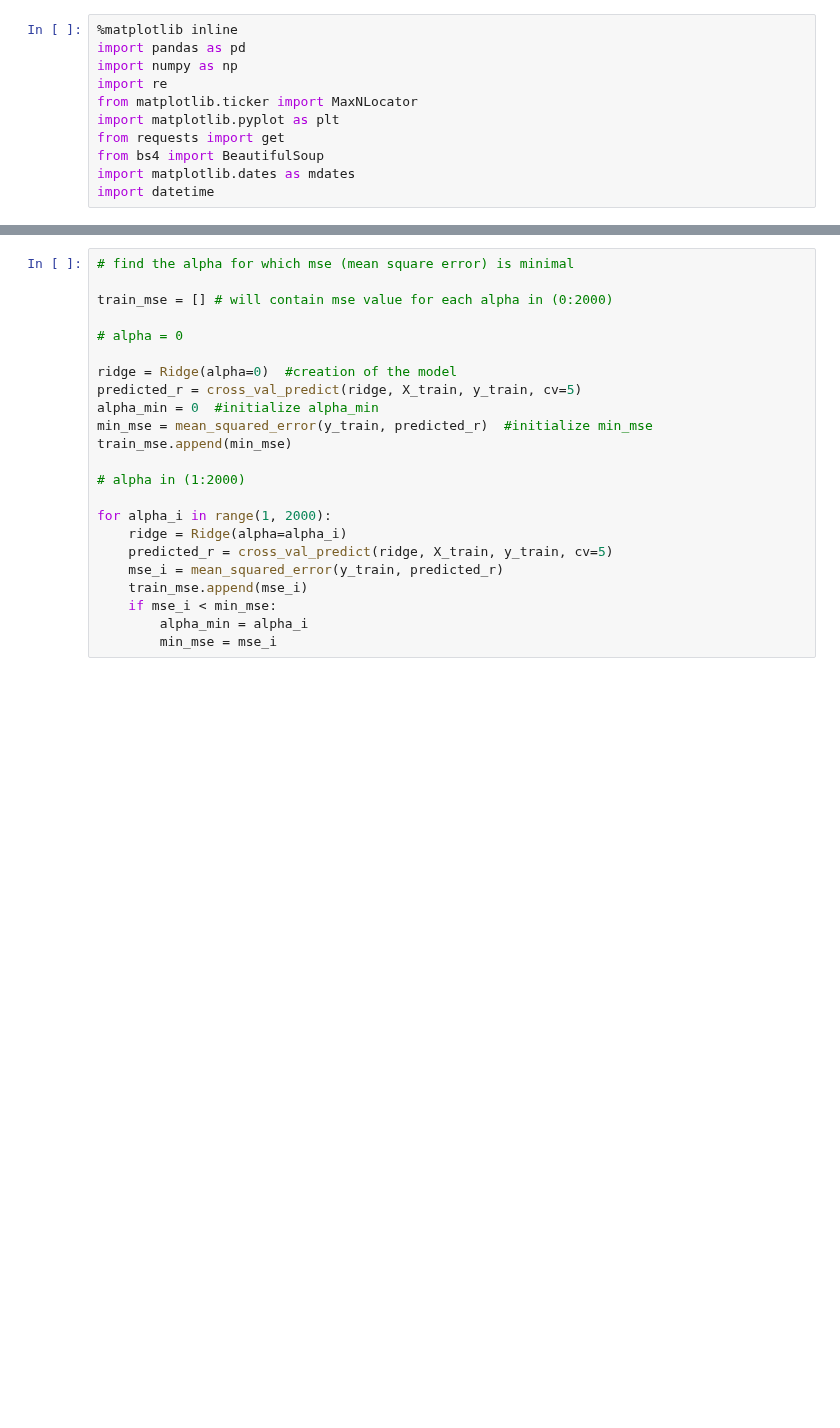
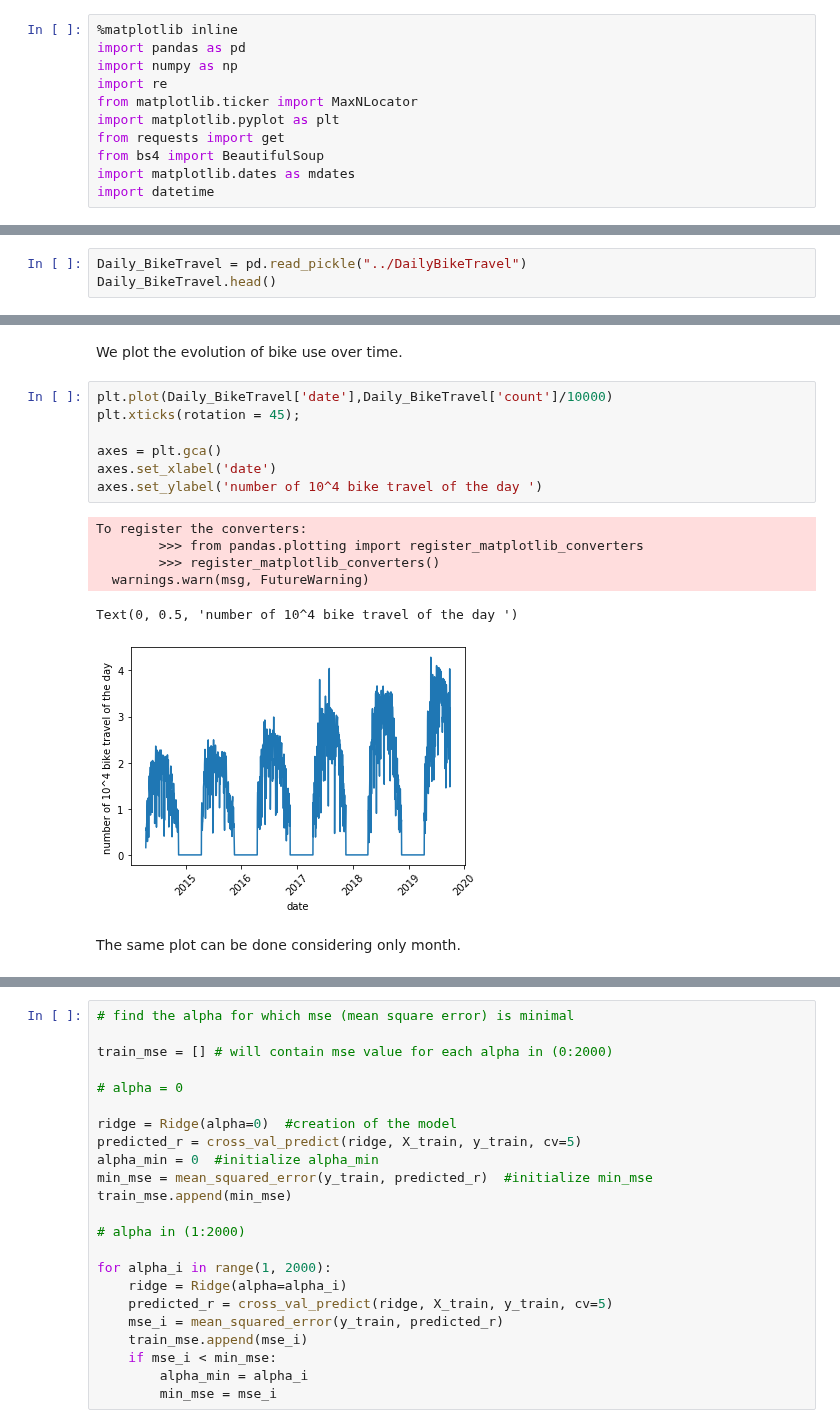
Before and after one commit to daviskia/ada-project-deep-penguin, a Jupyter notebook: Weather.ipynb, the cells around one changed output, grey strips where cells are left out. Cells and saved outputs as stored; diff of their text form; blank space fills up the shorter version.

Commit message:
Advances
not over yet : Have to clean the wind and do the regression

```diff
--- a/Weather.ipynb
+++ b/Weather.ipynb
@@ -303,0 +98,3 @@ X_train, X_test, y_train, y_test = train_test_split(X, y, test_size=0.30, random
+# %%
+Daily_BikeTravel = pd.read_pickle("../DailyBikeTravel")
+Daily_BikeTravel.head()
@@ -303,0 +108,18 @@ X_train, X_test, y_train, y_test = train_test_split(X, y, test_size=0.30, random
+# %% [markdown]
+We plot the evolution of bike use over time.
+# %%
+plt.plot(Daily_BikeTravel['date'],Daily_BikeTravel['count']/10000)
+plt.xticks(rotation = 45);
+
+axes = plt.gca()
+axes.set_xlabel('date')
+axes.set_ylabel('number of 10^4 bike travel of the day ')
+# %% [output]
+To register the converters:
+        >>> from pandas.plotting import register_matplotlib_converters
+        >>> register_matplotlib_converters()
+  warnings.warn(msg, FutureWarning)
+Text(0, 0.5, 'number of 10^4 bike travel of the day ')
+[figure, added]
+# %% [markdown]
+The same plot can be done considering only month.
```
Also changed, not shown: parts of 90 cells of this notebook.
